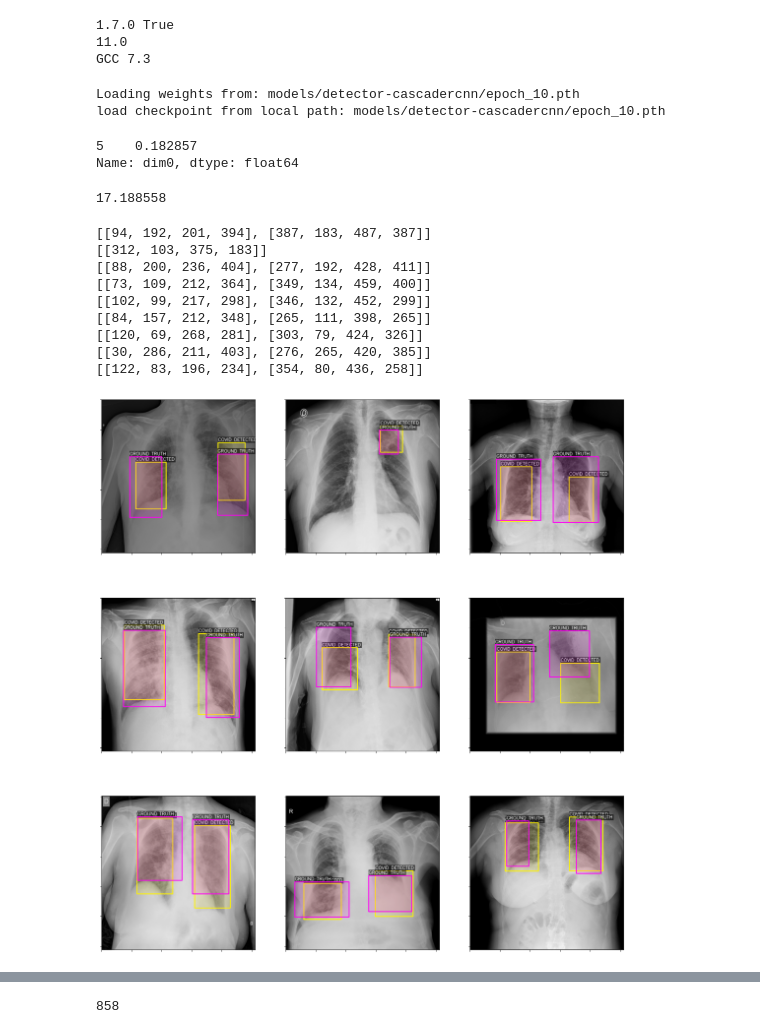
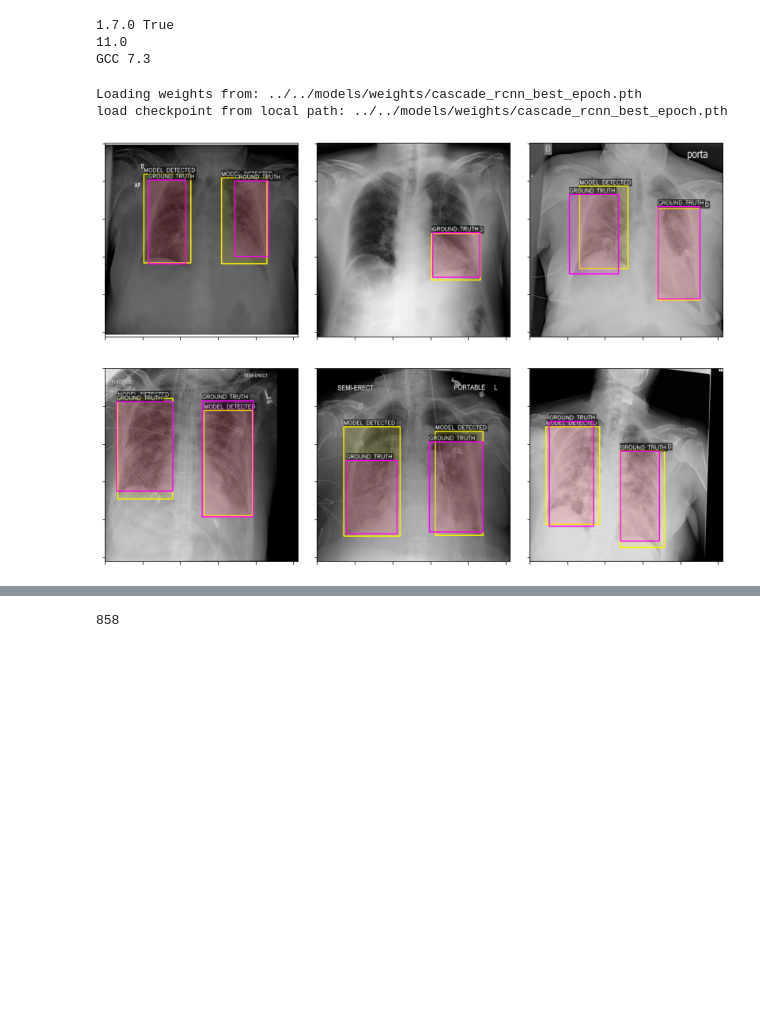
Before and after one commit to arunpandian7/Covid-Radiograhy-Diagnosis-API, a Jupyter notebook: notebooks/cascade-rcnn-detection/inference-and-evaluation.ipynb, the cells around one changed output, grey strips where cells are left out. Drawn from its saved outputs; the diff is of its cells as text; code cells hidden in the pictures; blank space fills up the shorter version.

```diff
--- a/notebooks/cascade-rcnn-detection/inference-and-evaluation.ipynb
+++ b/notebooks/cascade-rcnn-detection/inference-and-evaluation.ipynb
@@ -55,12 +55,12 @@ set_seed()
 # %%
 from mmcv import Config
 
-cfg_path = f'models/detector-cascadercnn/job4_cascade_rcnn_x101_32x4d_fpn_1x_coco.py'
-model_checkpoint = "models/detector-cascadercnn/epoch_10.pth"
+cfg_path = f'../../models/configs/cascade_rcnn_x101_32x4d_fpn_1x_coco.py'
+model_checkpoint = "../../models/weights/cascade_rcnn_best_epoch.pth"
 
 print("Loading weights from:", model_checkpoint)
 cfg = Config.fromfile(cfg_path)
 model = init_detector(cfg, model_checkpoint, device='cuda:0')
 # %% [output]
-Loading weights from: models/detector-cascadercnn/epoch_10.pth
-load checkpoint from local path: models/detector-cascadercnn/epoch_10.pth
+Loading weights from: ../../models/weights/cascade_rcnn_best_epoch.pth
+load checkpoint from local path: ../../models/weights/cascade_rcnn_best_epoch.pth
@@ -67,10 +94,18 @@ load checkpoint from local path: models/detector-cascadercnn/epoch_10.pth
 # %%
-with open("./dataset/covid19-coco-512-GroupKFold/val_annotations_fold0.json") as f:
+with open("../../dataset/covid19-coco-512-GroupKFold/val_annotations_fold0.json") as f:
     val_ann = json.load(f)
-imagepaths = {item["id"]:item['file_name'] for item in val_ann['images'][:9]}
 
-df_annotations = pd.read_csv('./dataset/resized-512/df_train_processed_meta.csv')
+
+df_annotations = pd.read_csv('../../dataset/resized-512/df_train_processed_meta.csv')
 df_annotations = df_annotations.rename(columns={"width":"dim0", 'height':"dim1"})
+
+new_size = (512, 512)
+imgs_path = "../../dataset/resized-512/train"
+threshold = 0.45
+
+
+
+results_list = []
 # %%
 from rebox import BBox
 from rebox.formats import coco, pascal
@@ -114,57 +122,52 @@ def draw_bbox(image,
-# %%
-512 / df_annotations[df_annotations["id"] == imagepaths[0].replace(".png", "")].head(1).dim0
-# %% [output]
-5    0.182857
-Name: dim0, dtype: float64
-# %%
-annotations[0][0][0] * 0.182857
-# %% [output]
-17.188558
 # %%
-from utils import scale_bbox
+from rebox import BBox
+from rebox.formats import coco, pascal
 
-new_size = (512, 512)
-imgs_path = "./dataset/resized-512/train"
-threshold = 0.45
 
-fig, axes = plt.subplots(3,3, figsize=(19,21))
-fig.subplots_adjust(hspace=0.2, wspace=0.2)
+imagepaths = {item["id"]:item['file_name'] for item in val_ann['images'] if item['id'] in [513, 278, 518, 304, 794, 377]}
+
+
+
+annotations = {}
+for item in val_ann["annotations"]:
+    if item["image_id"] in imagepaths.keys():
+        bbox = BBox(item["bbox"], coco).as_format(pascal).value.tolist()
+        try:
+            annotations[item["image_id"]].append(bbox)
+        except KeyError:
+            annotations[item["image_id"]] = [bbox]
+
+
+fig, axes = plt.subplots(2,3, figsize=(14,10))
+fig.subplots_adjust(hspace=0.1, wspace=0.1)
 axes = axes.ravel()
 
-results_list = []
 
 for idx, (image_id, filename)  in enumerate(imagepaths.items()):
     img_path = os.path.join(imgs_path, filename)
     img = cv2.imread(img_path)
     result = inference_detector(model, img_path)
     results_filtered = result[0][result[0][:, 4]>threshold]
     bboxes = results_filtered[:, :4]
     scores = results_filtered[:, 4]
     results_list.append(result[0])
 
     for box in bboxes:
-        img = draw_bbox(img, list(np.int_(box)), "Covid Detected",
+        img = draw_bbox(img, list(np.int_(box)), "Model Detected",
                         (255, 243, 0))
 
     # gt_bboxes = scale_bbox(512, df_annotations[df_annotations["id"] == filename.replace(".png", "")].head(1), annotations[image_id])
     gt_bboxes = annotations[image_id]
     for gt_box in gt_bboxes:
         img = draw_bbox(img, list(np.int_(gt_box)), "Ground Truth",
                         (255, 0, 243))
-    print(gt_bboxes)
+    # print(gt_bboxes)
 
     axes[idx].imshow(img, cmap='gray')
     # axes[idx].set_title(img_id, size=18, pad=30)
     axes[idx].set_xticklabels([])
     axes[idx].set_yticklabels([])
+
+plt.savefig("model_detections.png", dpi=350)
 # %% [output]
-[[94, 192, 201, 394], [387, 183, 487, 387]]
-[[312, 103, 375, 183]]
-[[88, 200, 236, 404], [277, 192, 428, 411]]
-[[73, 109, 212, 364], [349, 134, 459, 400]]
-[[102, 99, 217, 298], [346, 132, 452, 299]]
-[[84, 157, 212, 348], [265, 111, 398, 265]]
-[[120, 69, 268, 281], [303, 79, 424, 326]]
-[[30, 286, 211, 403], [276, 265, 420, 385]]
-[[122, 83, 196, 234], [354, 80, 436, 258]]
-[figure, old version]
+[figure, new version]
```
Also changed, not shown: parts of 6 cells of this notebook, 14 other files.
